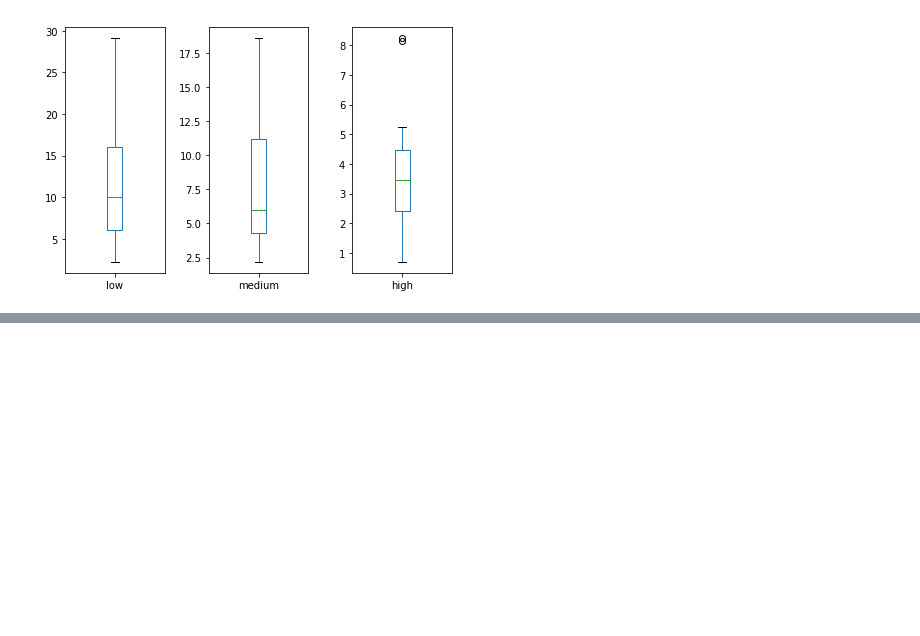
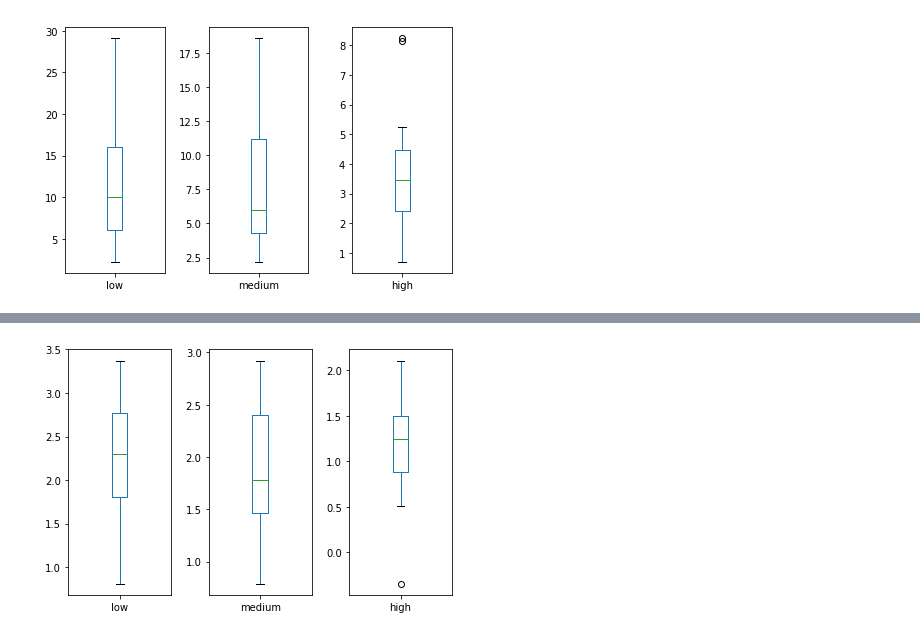
Before and after one commit to KilnOfTheSecondFlame/STAT_HS18_Exercises, a Jupyter notebook: 05_Exercise05/05_Exercie05.ipynb, the cells around one changed output, grey strips where cells are left out. Cells and saved outputs as stored; diff of their text form; code cells hidden in the pictures; blank space fills up the shorter version.

```diff
--- a/05_Exercise05/05_Exercie05.ipynb
+++ b/05_Exercise05/05_Exercie05.ipynb
@@ -275,0 +282,13 @@ plt.show()
+# %%
+iron_log = np.log(iron)
+plt.figure(1)
+plt.subplot(1,3,1)
+iron_log.low.plot(kind='box')
+plt.subplot(1,3,2)
+iron_log.medium.plot(kind='box', ax=plt.gca())
+plt.subplot(1,3,3)
+iron_log.high.plot(kind='box', ax=plt.gca())
+plt.tight_layout()
+plt.show()
+# %% [output]
+[figure, added]
```
Also changed, not shown: parts of 12 cells of this notebook.
